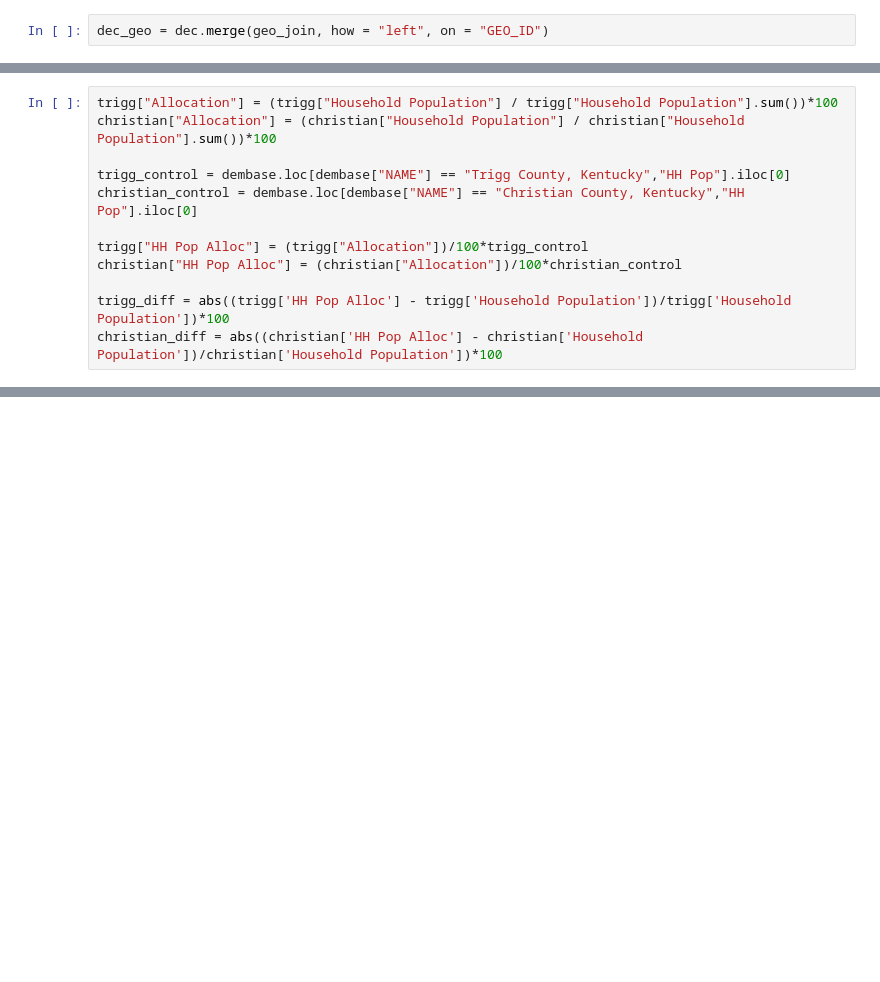
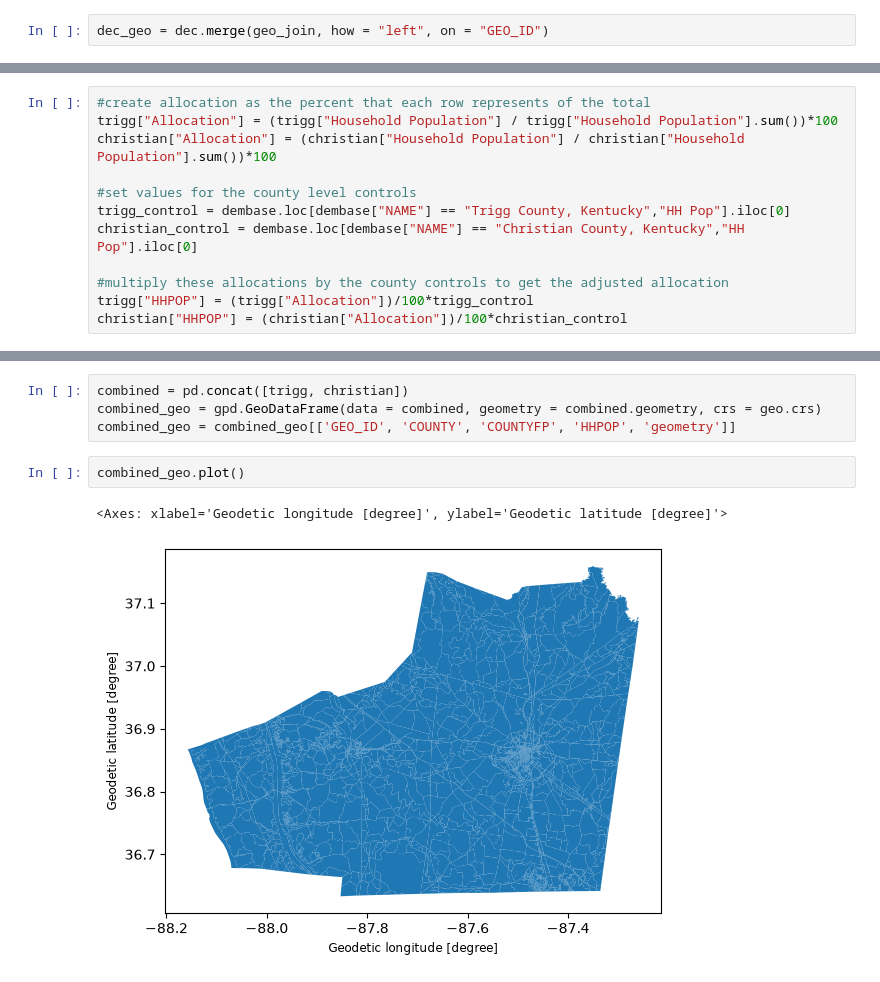
Before and after one commit to Greater-Nashville-Regional-Council/FCLUCS_Scenario_Planning, a Jupyter notebook: notebooks/KY_Base Year HHPop.ipynb, the cells around one changed output, grey strips where cells are left out. Drawn from its saved outputs; the diff is of its cells as text; blank space fills up the shorter version.

```diff
--- a/notebooks/KY_Base Year HHPop.ipynb
+++ b/notebooks/KY_Base Year HHPop.ipynb
@@ -116,12 +108,12 @@ trigg.head()
 # %%
+#create allocation as the percent that each row represents of the total
 trigg["Allocation"] = (trigg["Household Population"] / trigg["Household Population"].sum())*100
 christian["Allocation"] = (christian["Household Population"] / christian["Household Population"].sum())*100
 
+#set values for the county level controls
 trigg_control = dembase.loc[dembase["NAME"] == "Trigg County, Kentucky","HH Pop"].iloc[0]
 christian_control = dembase.loc[dembase["NAME"] == "Christian County, Kentucky","HH Pop"].iloc[0]
 
-trigg["HH Pop Alloc"] = (trigg["Allocation"])/100*trigg_control
-christian["HH Pop Alloc"] = (christian["Allocation"])/100*christian_control
-
-trigg_diff = abs((trigg['HH Pop Alloc'] - trigg['Household Population'])/trigg['Household Population'])*100
-christian_diff = abs((christian['HH Pop Alloc'] - christian['Household Population'])/christian['Household Population'])*100
+#multiply these allocations by the county controls to get the adjusted allocation
+trigg["HHPOP"] = (trigg["Allocation"])/100*trigg_control
+christian["HHPOP"] = (christian["Allocation"])/100*christian_control
@@ -160,0 +120,9 @@ county_dec
+# %%
+combined = pd.concat([trigg, christian])
+combined_geo = gpd.GeoDataFrame(data = combined, geometry = combined.geometry, crs = geo.crs)
+combined_geo = combined_geo[['GEO_ID', 'COUNTY', 'COUNTYFP', 'HHPOP', 'geometry']]
+# %%
+combined_geo.plot()
+# %% [output]
+<Axes: xlabel='Geodetic longitude [degree]', ylabel='Geodetic latitude [degree]'>
+[figure, added]
```
Also changed, not shown: parts of 19 cells of this notebook, 2 other files.
